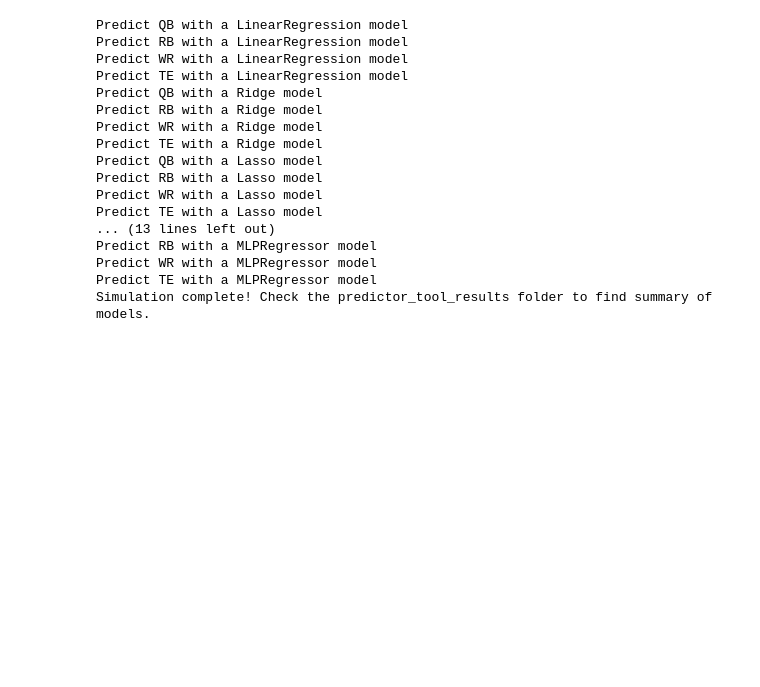
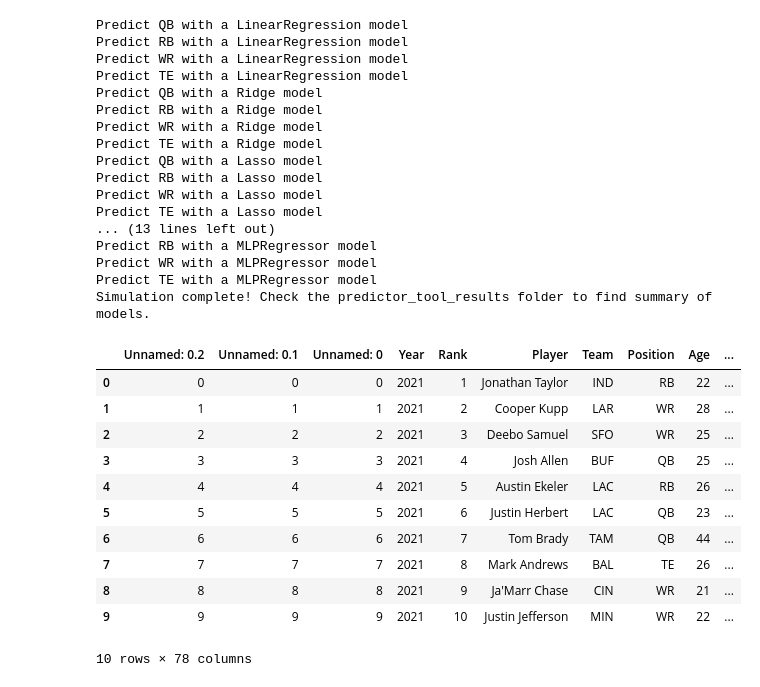
Before and after one commit to mattgilgo/fantasy_football, a Jupyter notebook: models.ipynb, the cells around one changed output. Saved outputs shown, nothing was run; the diff lists cells and outputs as text; code cells hidden in the pictures; blank space fills up the shorter version.

```diff
--- a/models.ipynb
+++ b/models.ipynb
@@ -910,3 +912,20 @@ Predict RB with a MLPRegressor model
 Predict WR with a MLPRegressor model
 Predict TE with a MLPRegressor model
 Simulation complete! Check the predictor_tool_results folder to find summary of models.
+# %%
+master_df = pd.read_csv('data/master_df.csv')
+# %%
+master_df.head(10)
+# %% [output]
+|  | Unnamed: 0.2 | Unnamed: 0.1 | Unnamed: 0 | Year | Rank | Player | Team | Position | Age | ... |
+| 0 | 0 | 0 | 0 | 2021 | 1 | Jonathan Taylor | IND | RB | 22 | ... |
+| 1 | 1 | 1 | 1 | 2021 | 2 | Cooper Kupp | LAR | WR | 28 | ... |
+| 2 | 2 | 2 | 2 | 2021 | 3 | Deebo Samuel | SFO | WR | 25 | ... |
+| 3 | 3 | 3 | 3 | 2021 | 4 | Josh Allen | BUF | QB | 25 | ... |
+| 4 | 4 | 4 | 4 | 2021 | 5 | Austin Ekeler | LAC | RB | 26 | ... |
+| 5 | 5 | 5 | 5 | 2021 | 6 | Justin Herbert | LAC | QB | 23 | ... |
+| 6 | 6 | 6 | 6 | 2021 | 7 | Tom Brady | TAM | QB | 44 | ... |
+| 7 | 7 | 7 | 7 | 2021 | 8 | Mark Andrews | BAL | TE | 26 | ... |
+| 8 | 8 | 8 | 8 | 2021 | 9 | Ja'Marr Chase | CIN | WR | 21 | ... |
+| 9 | 9 | 9 | 9 | 2021 | 10 | Justin Jefferson | MIN | WR | 22 | ... |
+10 rows × 78 columns
```
Also changed, not shown: parts of 1 cell of this notebook.
